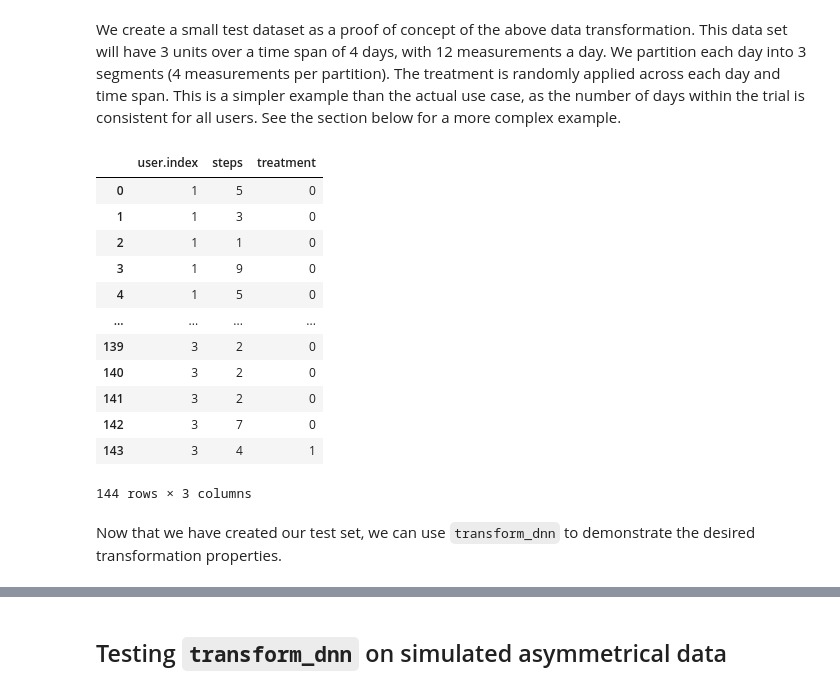
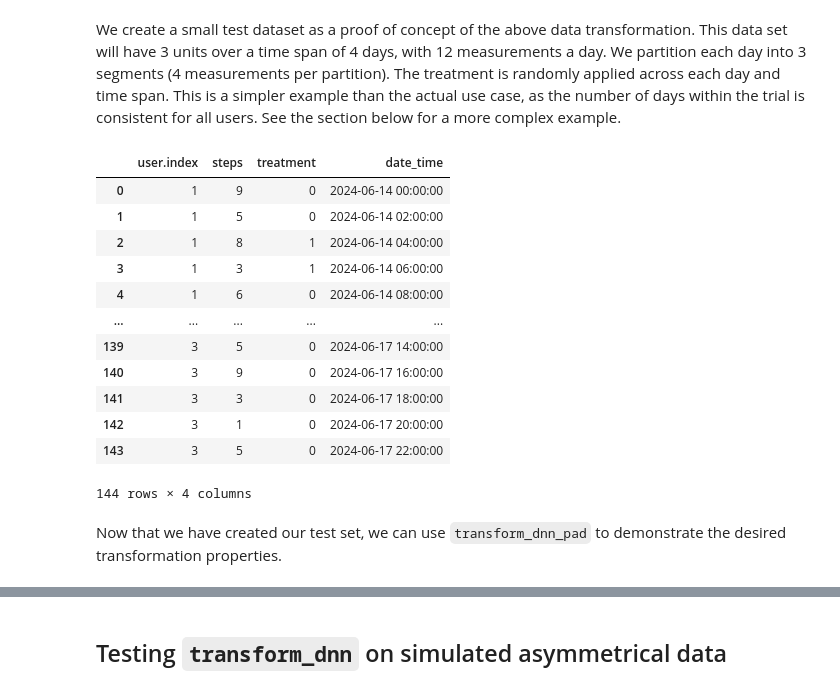
Before and after one commit to calebchin/Heartsteps-DNN, a Jupyter notebook: distributionalnn_heartsteps.ipynb, the cells around one changed output, grey strips where cells are left out. Drawn from its saved outputs; the diff is of its cells as text; code cells hidden in the pictures.

```diff
--- a/distributionalnn_heartsteps.ipynb
+++ b/distributionalnn_heartsteps.ipynb
@@ -278,44 +262,48 @@ We create a small test dataset as a proof of concept of the above data transform
 # %%
 # create test set
 
 # user inds
 u1 = np.repeat(1, 12 * 4)
 u2 = np.repeat(2, 12 * 4)
 u3 = np.repeat(3, 12 * 4)
 user_index = np.concatenate((u1, u2, u3))
 
 # step measurements (for simplicity, between 1 and 10)
 rng = np.random.default_rng()
 u1_steps = rng.integers(low=1, high=10, size=12 * 4)
 u2_steps = rng.integers(low=1, high=10, size=12 * 4)
 u3_steps = rng.integers(low=0, high=10, size=12 * 4)
 steps = np.concatenate((u1_steps, u2_steps, u3_steps))
 
 # treatment measurements
 # in practice, it seems much more likely to see no treatment rather than a treatment
 u1_trt = np.random.choice([0, 1], 12 * 4, p=[0.8, 0.2])
 u2_trt = np.random.choice([0, 1], 12 * 4, p=[0.8, 0.2])
 u3_trt = np.random.choice([0, 1], 12 * 4, p=[0.8, 0.2])
 trt = np.concatenate((u1_trt, u2_trt, u3_trt))
 
+# time of measurements
+single = pd.Series(pd.date_range("2024-06-14", "2024-06-18", inclusive = "left", freq = '2h'))
 # create final dataframe
 final_np = np.stack((user_index, steps, trt), axis = 1)
 df_symtest = pd.DataFrame(final_np, columns = ["user.index", "steps", "treatment"])
+df_symtest["date_time"] = pd.concat([single, single, single]).reset_index(drop = "True")
+
 df_symtest
 # %% [output]
-|  | user.index | steps | treatment |
-| 0 | 1 | 5 | 0 |
-| 1 | 1 | 3 | 0 |
-| 2 | 1 | 1 | 0 |
-| 3 | 1 | 9 | 0 |
-| 4 | 1 | 5 | 0 |
-| ... | ... | ... | ... |
-| 139 | 3 | 2 | 0 |
-| 140 | 3 | 2 | 0 |
-| 141 | 3 | 2 | 0 |
-| 142 | 3 | 7 | 0 |
-| 143 | 3 | 4 | 1 |
+|  | user.index | steps | treatment | date_time |
+| 0 | 1 | 9 | 0 | 2024-06-14 00:00:00 |
+| 1 | 1 | 5 | 0 | 2024-06-14 02:00:00 |
+| 2 | 1 | 8 | 1 | 2024-06-14 04:00:00 |
+| 3 | 1 | 3 | 1 | 2024-06-14 06:00:00 |
+| 4 | 1 | 6 | 0 | 2024-06-14 08:00:00 |
+| ... | ... | ... | ... | ... |
+| 139 | 3 | 5 | 0 | 2024-06-17 14:00:00 |
+| 140 | 3 | 9 | 0 | 2024-06-17 16:00:00 |
+| 141 | 3 | 3 | 0 | 2024-06-17 18:00:00 |
+| 142 | 3 | 1 | 0 | 2024-06-17 20:00:00 |
+| 143 | 3 | 5 | 0 | 2024-06-17 22:00:00 |
-144 rows × 3 columns
+144 rows × 4 columns
 # %% [markdown]
-Now that we have created our test set, we can use `transform_dnn` to demonstrate the desired transformation properties.
+Now that we have created our test set, we can use `transform_dnn_pad` to demonstrate the desired transformation properties.
 # %%
```
Also changed, not shown: parts of 66 cells of this notebook.
